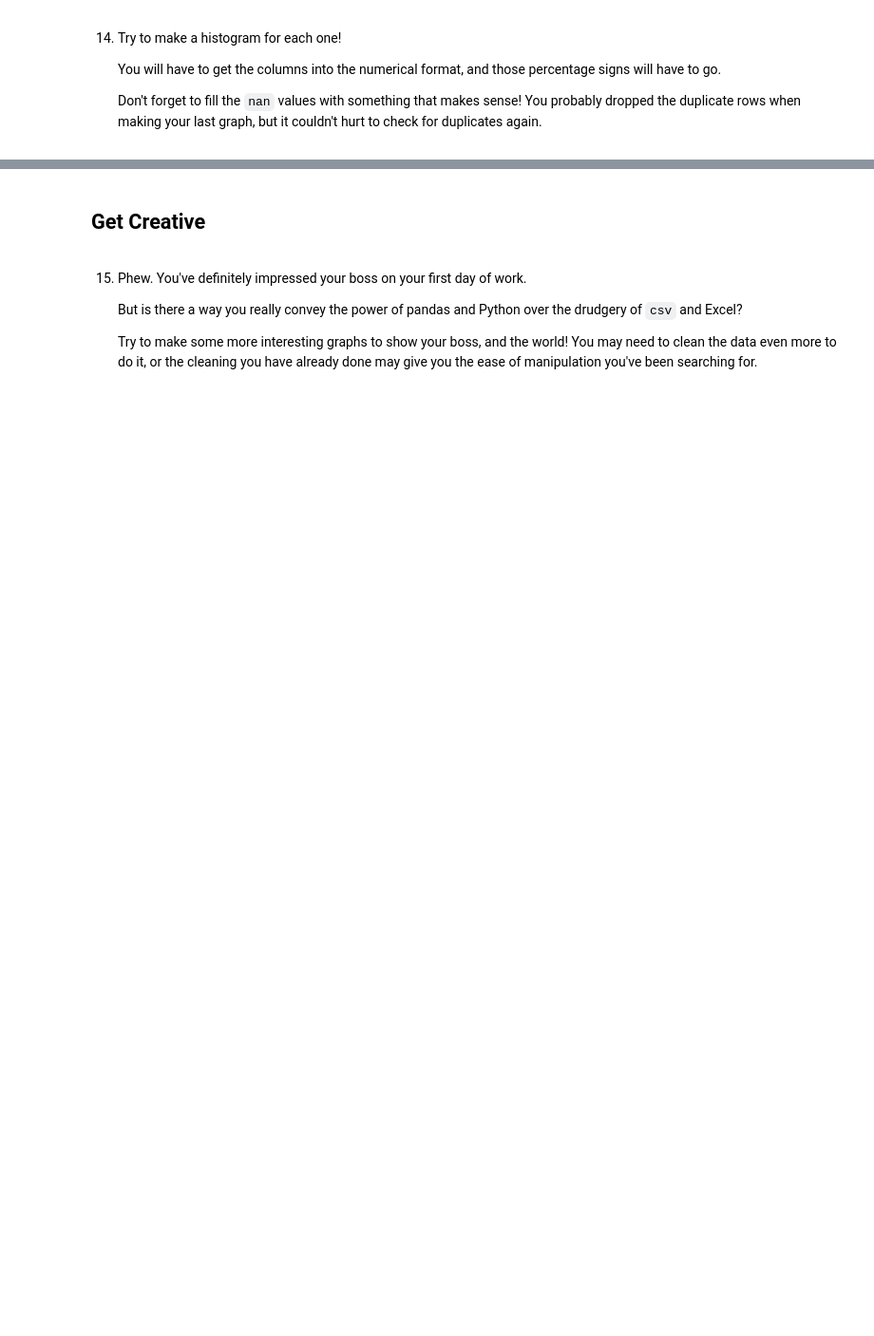
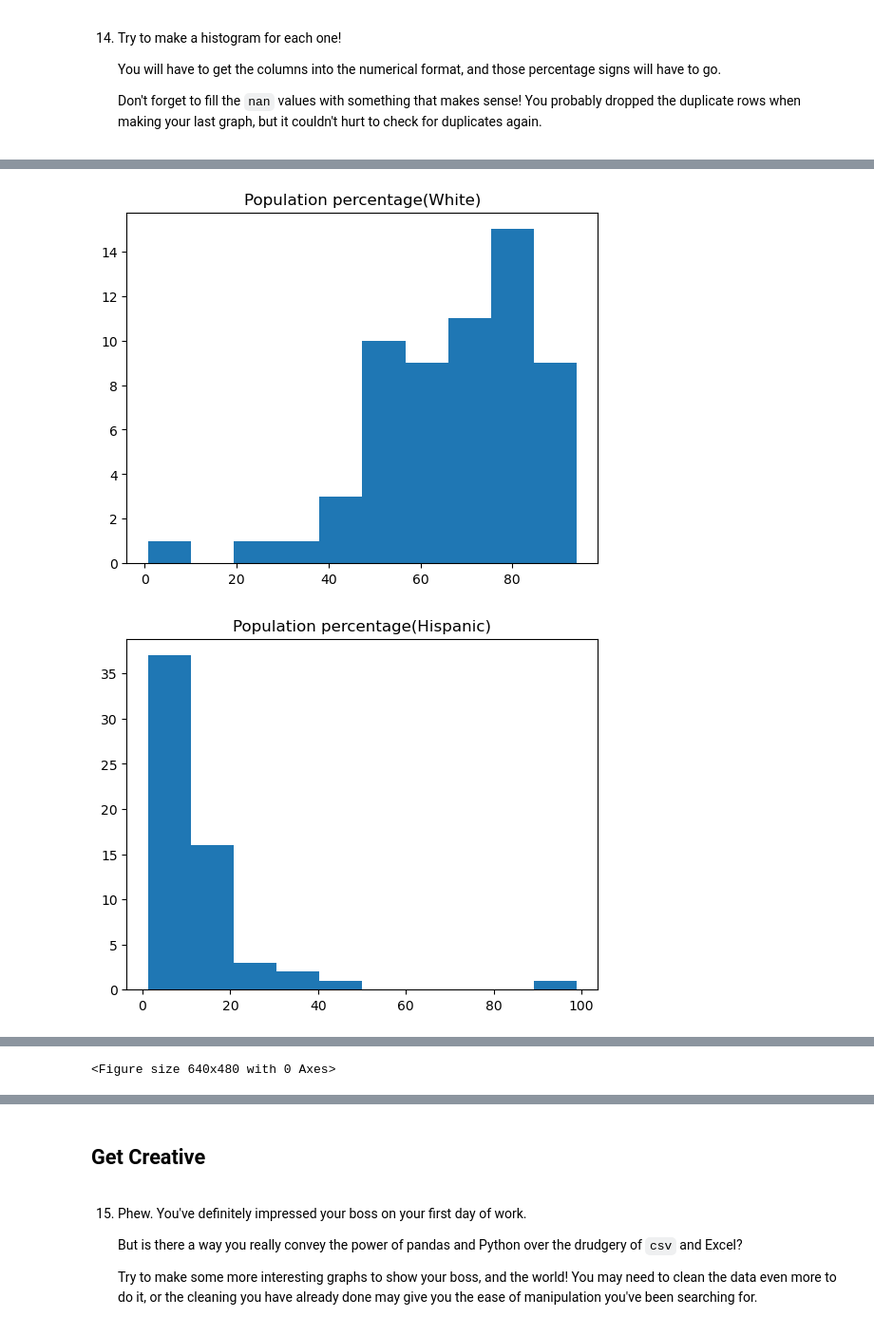
Before and after one commit to MrShade138/Cleaning-US-Census-Data, a Jupyter notebook: Cleaning US Census Data.ipynb, the cells around one changed output, grey strips where cells are left out. Shown at 95% size. Drawn from its saved outputs; the diff is of its cells as text; code cells hidden in the pictures; blank space fills up the shorter version.

```diff
--- a/Cleaning US Census Data.ipynb
+++ b/Cleaning US Census Data.ipynb
@@ -129,3 +259,8 @@ ValueError: could not convert string to float: '43,296.36'
     You will have to get the columns into the numerical format, and those percentage signs will have to go.
 
     Don't forget to fill the `nan` values with something that makes sense! You probably dropped the duplicate rows when making your last graph, but it couldn't hurt to check for duplicates again.
+# %%
+us_census.head()
+us_census.dtypes
+us_census.pacific= us_census.pacific.fillna(us_census.pacific.mean())
+us_census.head()
@@ -131,0 +274,28 @@ ValueError: could not convert string to float: '43,296.36'
+# %%
+plt.hist(us_census.white)
+plt.title('Population percentage(White)')
+plt.show()
+plt.clf()
+plt.hist(us_census.hispanic)
+plt.title('Population percentage(Hispanic)')
+plt.show()
+plt.clf()
+plt.hist(us_census.black)
+plt.title('Population percentage(Black)')
+plt.show()
+plt.clf()
+plt.hist(us_census.asian)
+plt.title('Population percentage(Asian)')
+plt.show()
+plt.clf()
+plt.hist(us_census.pacific)
+plt.title('Population percentage(Pacific Islander)')
+plt.show()
+plt.clf()
+plt.hist(us_census.native)
+plt.title('Population percentage(Native)')
+plt.show()
+plt.clf()
+# %% [output]
+[figure, added]
+[figure, added]
@@ -131,0 +306 @@ ValueError: could not convert string to float: '43,296.36'
+<Figure size 640x480 with 0 Axes>
```
Also changed, not shown: parts of 12 cells of this notebook, 10 other files.
